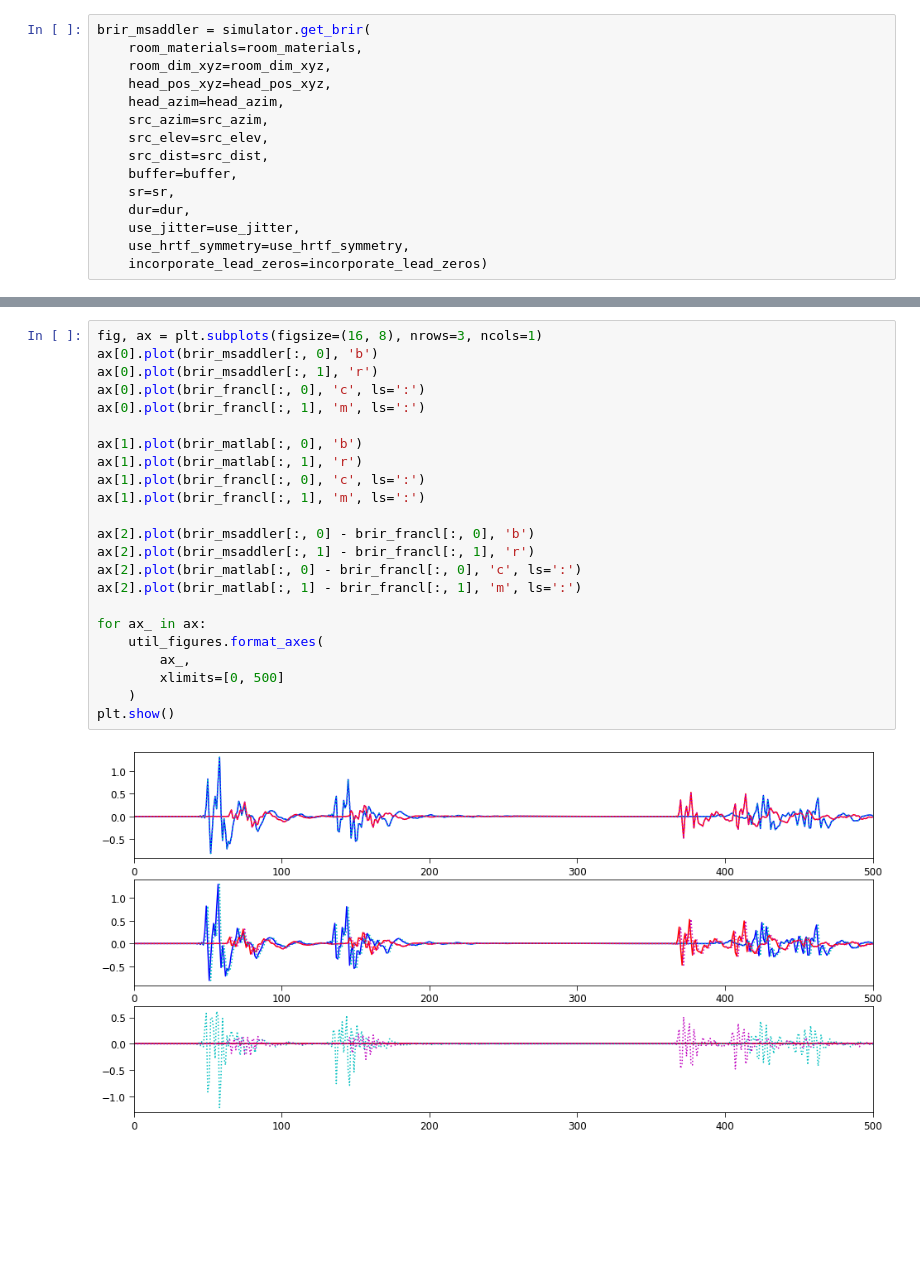
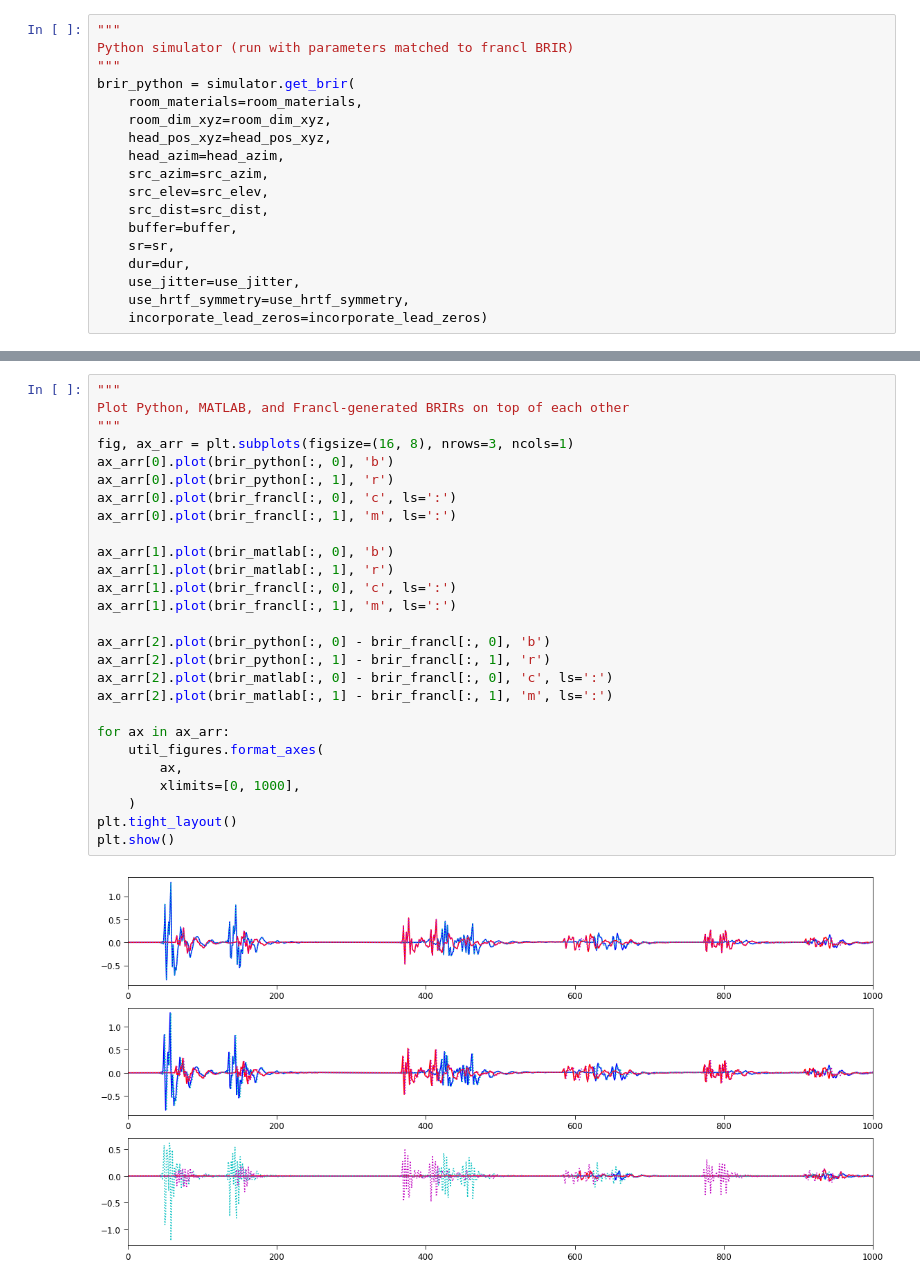
Before and after one commit to msaddler/virtual_acoustic_room, a Jupyter notebook: DEMO.ipynb, the cells around one changed output, grey strips where cells are left out. Saved outputs shown, nothing was run; the diff lists cells and outputs as text; blank space fills up the shorter version.

```diff
--- a/DEMO.ipynb
+++ b/DEMO.ipynb
@@ -70,5 +85,8 @@ print(brir_francl.shape, hrtf_sr, sr)
 # %%
-brir_msaddler = simulator.get_brir(
+"""
+Python simulator (run with parameters matched to francl BRIR)
+"""
+brir_python = simulator.get_brir(
     room_materials=room_materials,
     room_dim_xyz=room_dim_xyz,
     head_pos_xyz=head_pos_xyz,
@@ -110,25 +130,29 @@ brir_matlab = simulator_matlab.get_brir(
 # %%
-fig, ax = plt.subplots(figsize=(16, 8), nrows=3, ncols=1)
-ax[0].plot(brir_msaddler[:, 0], 'b')
-ax[0].plot(brir_msaddler[:, 1], 'r')
-ax[0].plot(brir_francl[:, 0], 'c', ls=':')
-ax[0].plot(brir_francl[:, 1], 'm', ls=':')
+"""
+Plot Python, MATLAB, and Francl-generated BRIRs on top of each other
+"""
+fig, ax_arr = plt.subplots(figsize=(16, 8), nrows=3, ncols=1)
+ax_arr[0].plot(brir_python[:, 0], 'b')
+ax_arr[0].plot(brir_python[:, 1], 'r')
+ax_arr[0].plot(brir_francl[:, 0], 'c', ls=':')
+ax_arr[0].plot(brir_francl[:, 1], 'm', ls=':')
 
-ax[1].plot(brir_matlab[:, 0], 'b')
-ax[1].plot(brir_matlab[:, 1], 'r')
-ax[1].plot(brir_francl[:, 0], 'c', ls=':')
-ax[1].plot(brir_francl[:, 1], 'm', ls=':')
+ax_arr[1].plot(brir_matlab[:, 0], 'b')
+ax_arr[1].plot(brir_matlab[:, 1], 'r')
+ax_arr[1].plot(brir_francl[:, 0], 'c', ls=':')
+ax_arr[1].plot(brir_francl[:, 1], 'm', ls=':')
 
-ax[2].plot(brir_msaddler[:, 0] - brir_francl[:, 0], 'b')
-ax[2].plot(brir_msaddler[:, 1] - brir_francl[:, 1], 'r')
-ax[2].plot(brir_matlab[:, 0] - brir_francl[:, 0], 'c', ls=':')
-ax[2].plot(brir_matlab[:, 1] - brir_francl[:, 1], 'm', ls=':')
+ax_arr[2].plot(brir_python[:, 0] - brir_francl[:, 0], 'b')
+ax_arr[2].plot(brir_python[:, 1] - brir_francl[:, 1], 'r')
+ax_arr[2].plot(brir_matlab[:, 0] - brir_francl[:, 0], 'c', ls=':')
+ax_arr[2].plot(brir_matlab[:, 1] - brir_francl[:, 1], 'm', ls=':')
 
-for ax_ in ax:
+for ax in ax_arr:
     util_figures.format_axes(
-        ax_,
-        xlimits=[0, 500]
+        ax,
+        xlimits=[0, 1000],
     )
+plt.tight_layout()
 plt.show()
 # %% [output]
-[figure, old version]
+[figure, new version]
```
Also changed, not shown: parts of 14 cells of this notebook, 1 other file.
